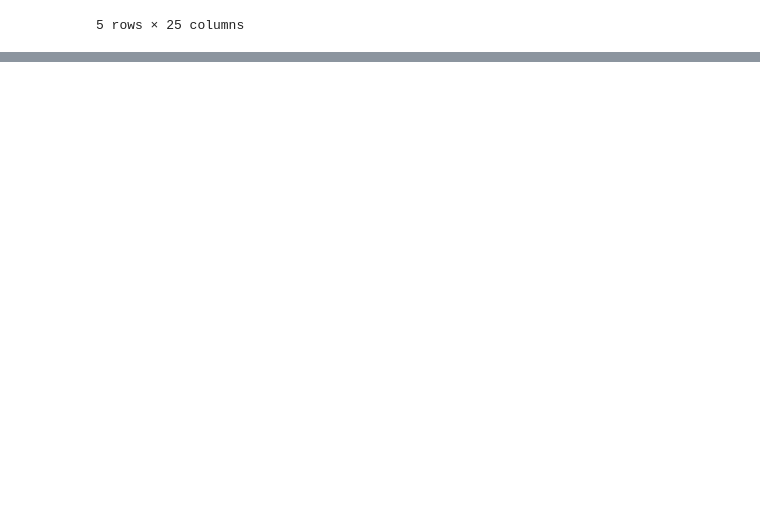
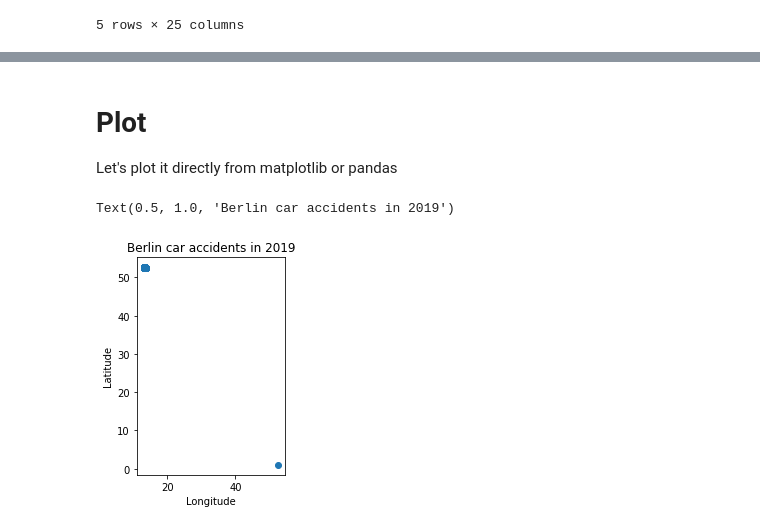
Before and after one commit to abuzatu/geo_spatial, a Jupyter notebook: germany/berlin/car_accidents_2019/data_preparation.ipynb, the cells around one changed output, grey strips where cells are left out. Cells and saved outputs as stored; diff of their text form; code cells hidden in the pictures; blank space fills up the shorter version.

```diff
--- a/germany/berlin/car_accidents_2019/data_preparation.ipynb
+++ b/germany/berlin/car_accidents_2019/data_preparation.ipynb
@@ -376,0 +400,13 @@ gdf.head()
+# %% [markdown]
+# Plot
+
+Let's plot it directly from matplotlib or pandas
+# %%
+# from matplotlib
+gdf.plot()
+plt.xlabel("Longitude")
+plt.ylabel("Latitude")
+plt.title("Berlin car accidents in 2019")
+# %% [output]
+Text(0.5, 1.0, 'Berlin car accidents in 2019')
+[figure, added]
```
Also changed, not shown: parts of 37 cells of this notebook.
